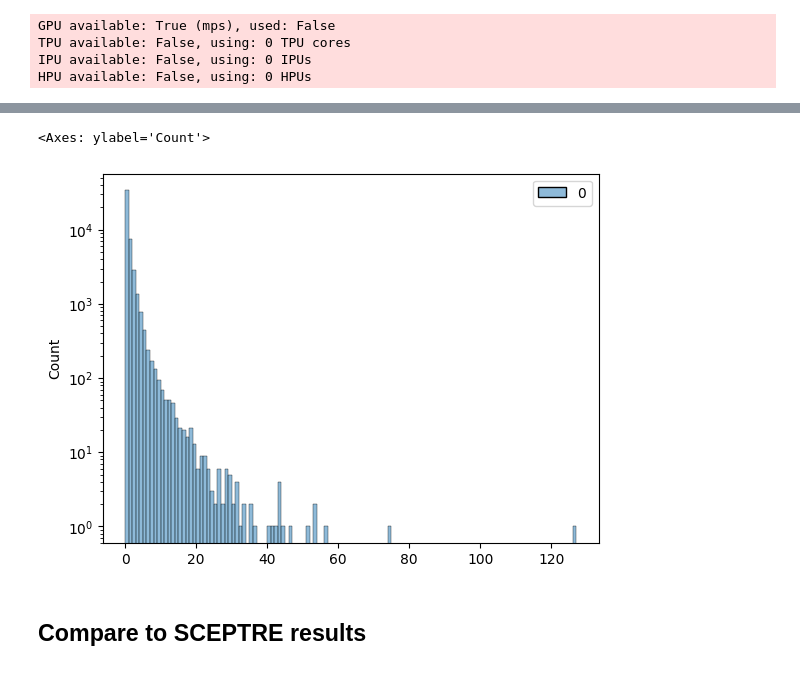
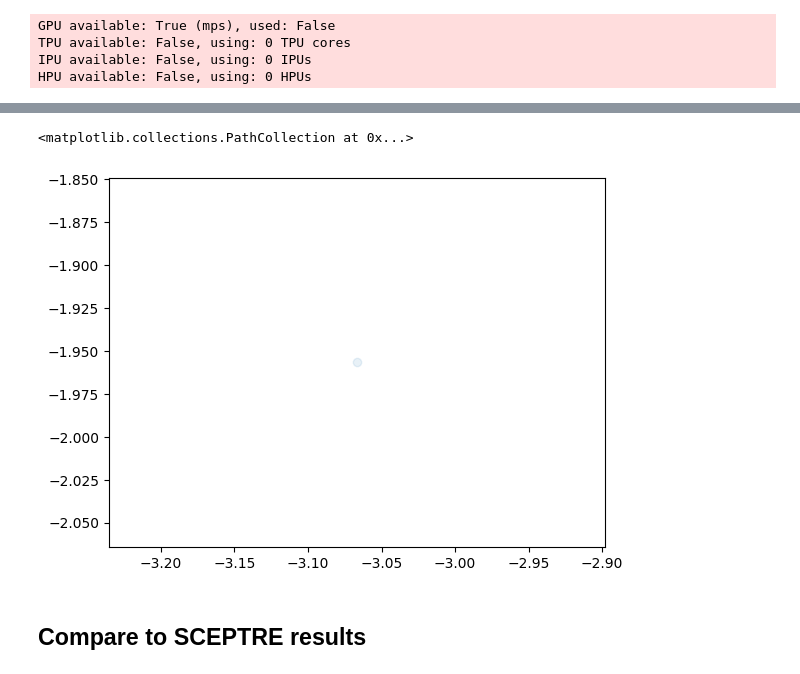
Before and after one commit to pinellolab/PerTurbo, a Jupyter notebook: docs/notebooks/gasperini_pilot.ipynb, the cells around one changed output, grey strips where cells are left out. Cells and saved outputs as stored; diff of their text form; code cells hidden in the pictures.

```diff
--- a/docs/notebooks/gasperini_pilot.ipynb
+++ b/docs/notebooks/gasperini_pilot.ipynb
@@ -283,8 +297,8 @@ sns.histplot(
-# %%
-import scanpy as sc
-sns.histplot(mdata['rna'][:,'DLK1'].X.todense(), binwidth=1, log_scale=[False, True])
-# %% [output]
-<Axes: ylabel='Count'>
-[figure, removed]
+# %%
+import matplotlib.pyplot as plt
+plt.scatter(pyro.get_param_store()["log_var_mean.mu"].cpu().detach().numpy(), pyro.get_param_store()["log_var_disp.mu"].cpu().detach().numpy(), alpha=0.1)
+# %% [output]
+<matplotlib.collections.PathCollection at 0x...>
+[figure, added]
 # %% [markdown]
 ## Compare to SCEPTRE results
```
Also changed, not shown: parts of 16 cells of this notebook, 4 other files.
